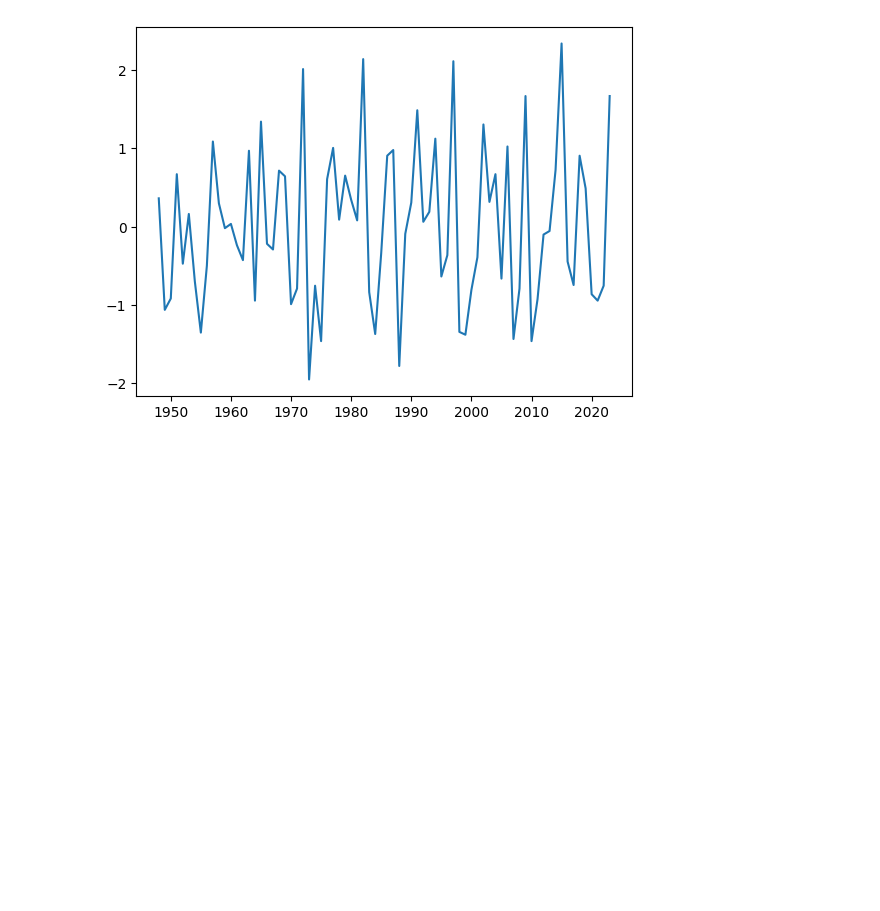
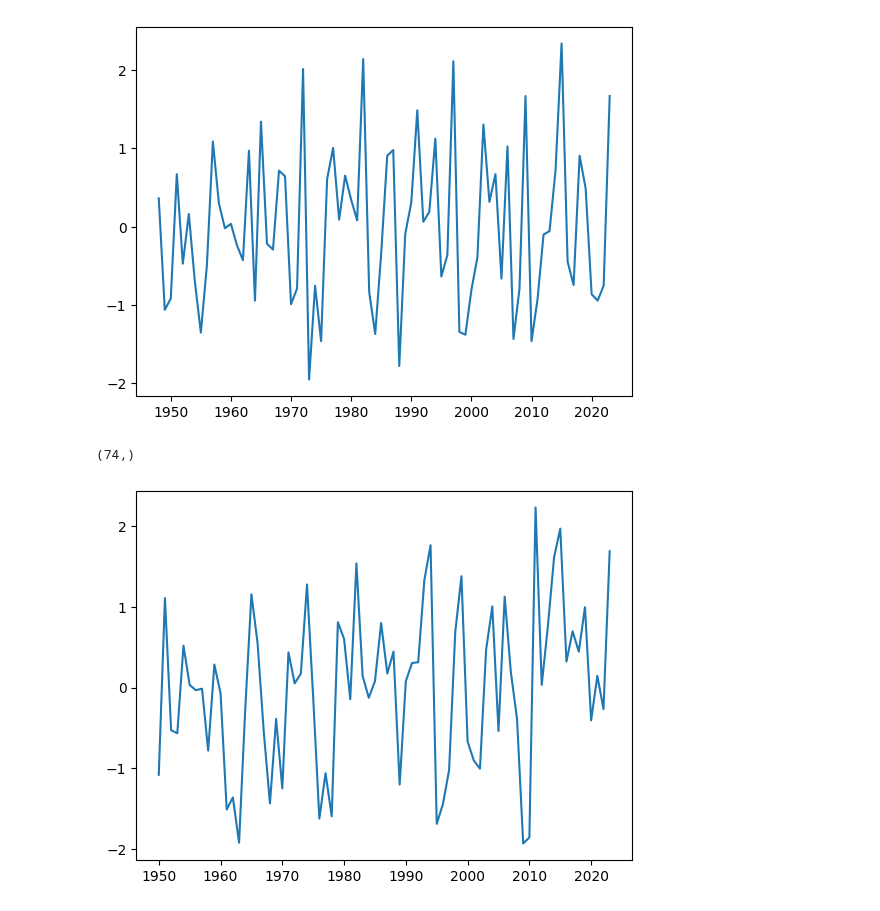
Before and after one commit to takaito1/EAS4821_S2024, a Jupyter notebook: scripts/week9_example.ipynb, the cells around one changed output. Drawn from its saved outputs; the diff is of its cells as text; code cells hidden in the pictures; blank space fills up the shorter version.

```diff
--- a/scripts/week9_example.ipynb
+++ b/scripts/week9_example.ipynb
@@ -33,3 +36,7 @@ Drive already mounted at /content/drive; to attempt to forcibly remount, call dr
 # %%
 # loading Nino3.4 index
 nino34 = np.genfromtxt('/content/drive/MyDrive/nino34.txt')
+# %%
+# loading NAO index
+nao = np.genfromtxt('/content/drive/MyDrive/NAO.txt',skip_header=1)
+nao[:,0]
@@ -96,4 +126,19 @@ nino_1.shape
 # %% [output]
 (76,)
 [figure]
+# %%
+# preparing nino3.4 index data
+#
+year_nao = nao[:,0]
+dec_nao = nao[:,12]
+#plt.plot(year_nino,dec_nino)
+#plt.plot(year_nino[after48],nino_0)
+
+# z-transform the nino34 index
+nao_1 = (dec_nao - np.mean(dec_nao))/np.std(dec_nao)
+plt.plot(year_nao,nao_1)
+nao_1.shape
+# %% [output]
+(74,)
+[figure, added]
 # %%
```
Also changed, not shown: parts of 10 cells of this notebook.
